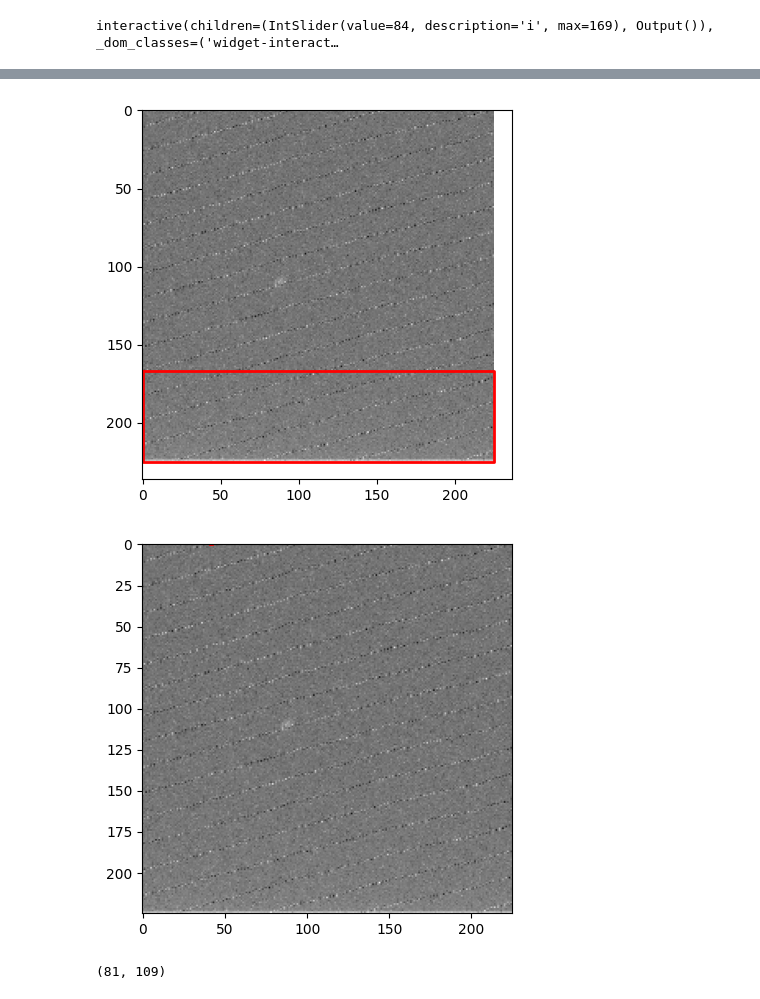
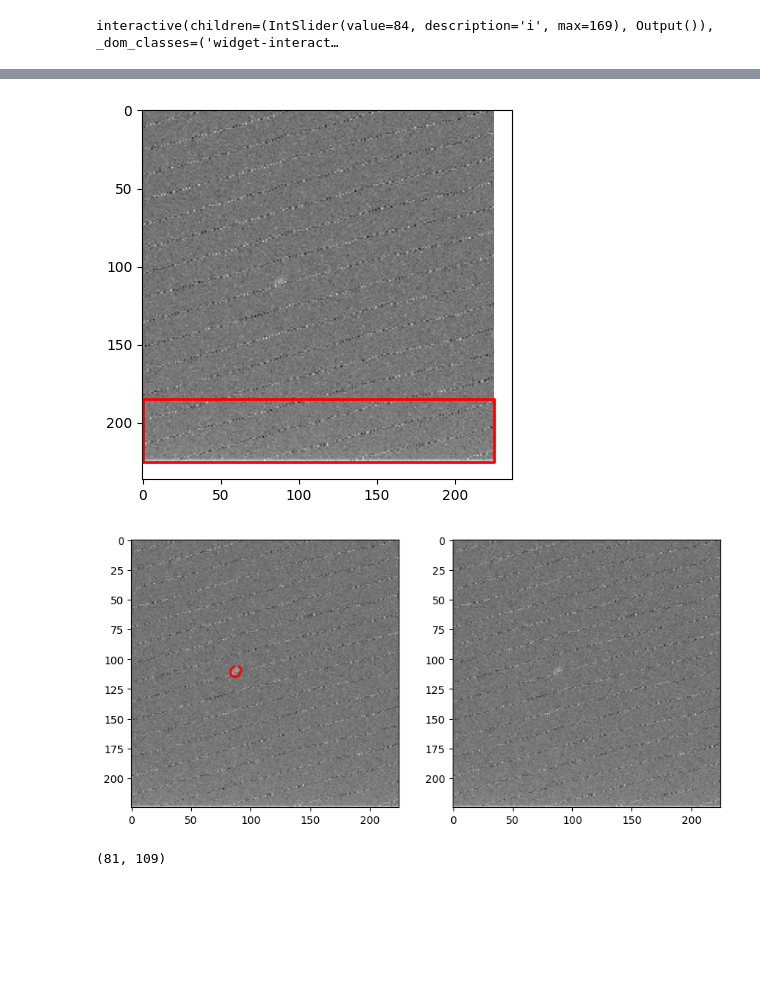
Before and after one commit to WSU-Carbon-Lab/pyref, a Jupyter notebook: python/pyref/refl/prototype.ipynb, the cells around one changed output, grey strips where cells are left out. Saved outputs shown, nothing was run; the diff lists cells and outputs as text; code cells hidden in the pictures; blank space fills up the shorter version.

```diff
--- a/python/pyref/refl/prototype.ipynb
+++ b/python/pyref/refl/prototype.ipynb
@@ -38,7 +38,7 @@ processed = cv.normalize(image, None, 0, 255, cv.NORM_MINMAX).astype(
 )
 
 # Apply a Gaussian blur to reduce noise
-blurred_image = cv.GaussianBlur(processed, (2, 2), 0)
+blurred_image = cv.GaussianBlur(processed, (25, 25), 0)
 # Threshold the image to create a binary image
 _, threshold_image = cv.threshold(
     blurred_image, 0, 255, cv.THRESH_BINARY + cv.THRESH_OTSU
@@ -71,7 +71,9 @@ plt.plot(
 plt.show()
 
 # Display the raw contours
-plt.imshow(image, cmap="gray")
-plt.plot(contour[:, :, 0], contour[:, :, 1], 'r', linewidth=2)
+fig, ax = plt.subplots(ncols=2, figsize=(10, 5))
+ax[0].imshow(image, cmap="gray")
+ax[0].plot(contour[:, :, 0], contour[:, :, 1], 'r', linewidth=2)
+ax[1].imshow(image, cmap="gray")
 plt.show()
 # %% [output]
@@ -79,5 +81,5 @@ plt.show()
-[figure, old version]
+[figure, new version]
-[figure, old version]
+[figure, new version]
 # %%
 moments = cv.moments(largest_contour)
 centroid_x = int(moments["m10"] / moments["m00"])
```
Also changed, not shown: parts of 1 cell of this notebook.
